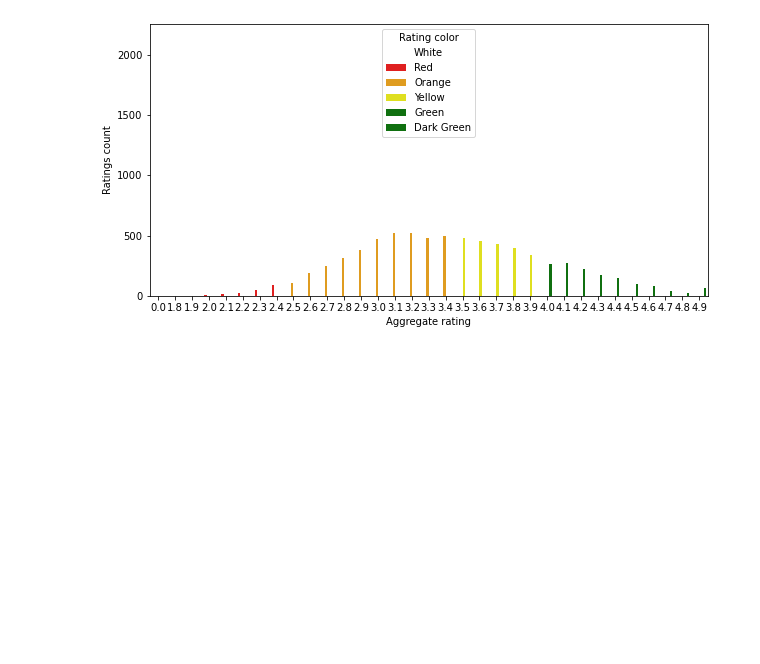
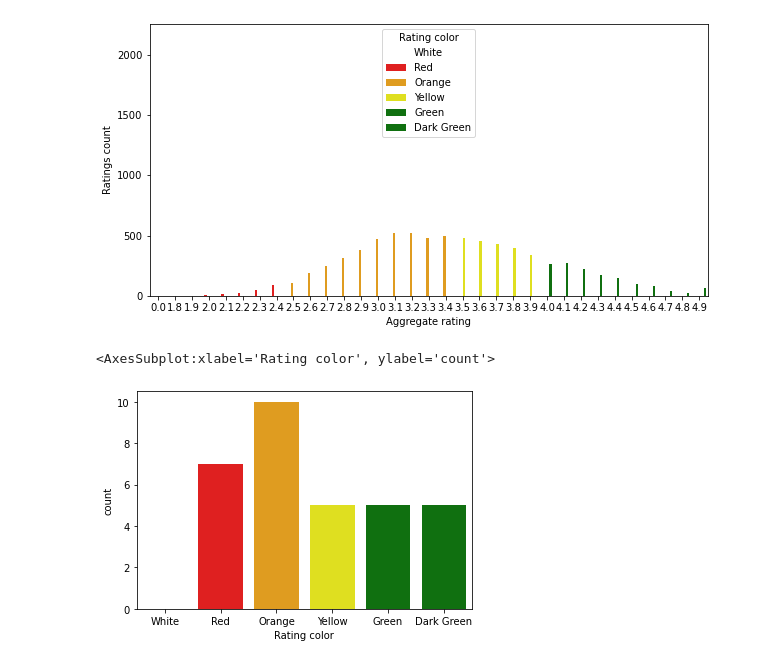
Before and after one commit to Lawal0abdulazeez/EDA-and-FE-with-krish-naik, a Jupyter notebook: EDA and FE with krish naik.ipynb, the cells around one changed output. Cells and saved outputs as stored; diff of their text form; code cells hidden in the pictures; blank space fills up the shorter version.

```diff
--- a/EDA and FE with krish naik.ipynb
+++ b/EDA and FE with krish naik.ipynb
@@ -216,4 +216,7 @@ sns.barplot(x='Aggregate rating', y='Ratings count', data=ratings, hue='Rating c
 <AxesSubplot:xlabel='Aggregate rating', ylabel='Ratings count'>
 [figure]
 # %%
-sns.countplot(x="Rating color   ")
+sns.countplot(x="Rating color", data=ratings, palette=['white', 'red', 'orange', 'yellow', 'green', 'green'])
+# %% [output]
+<AxesSubplot:xlabel='Rating color', ylabel='count'>
+[figure, added]
```
Also changed, not shown: parts of 1 cell of this notebook, 2 other files.
